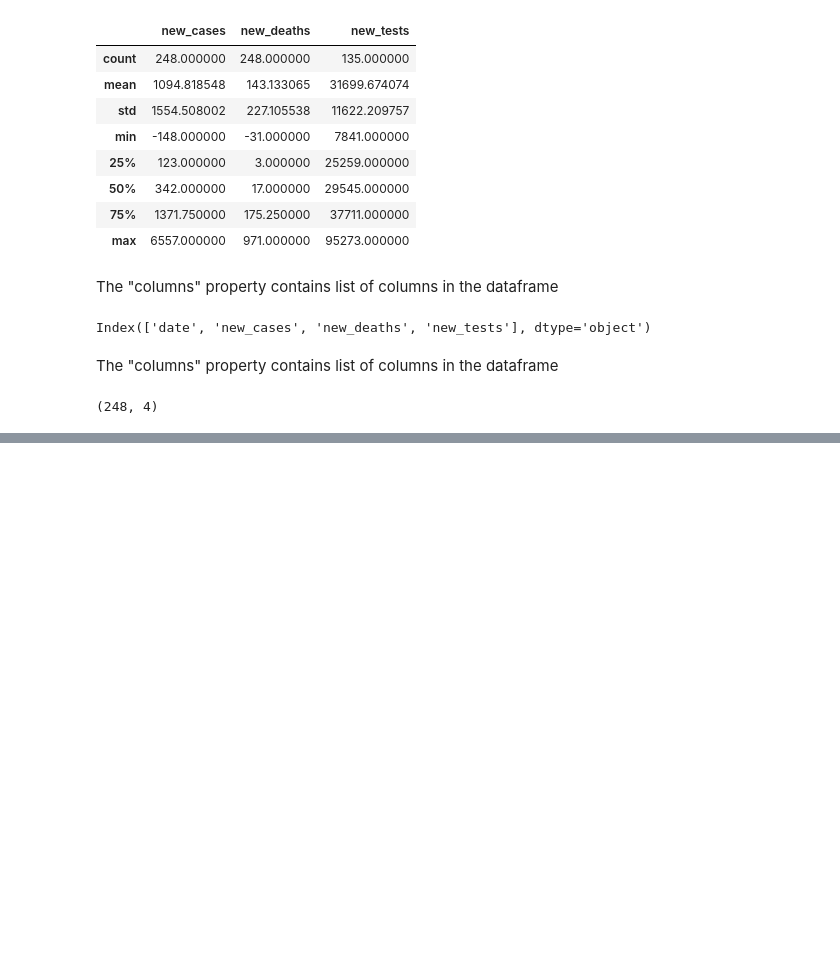
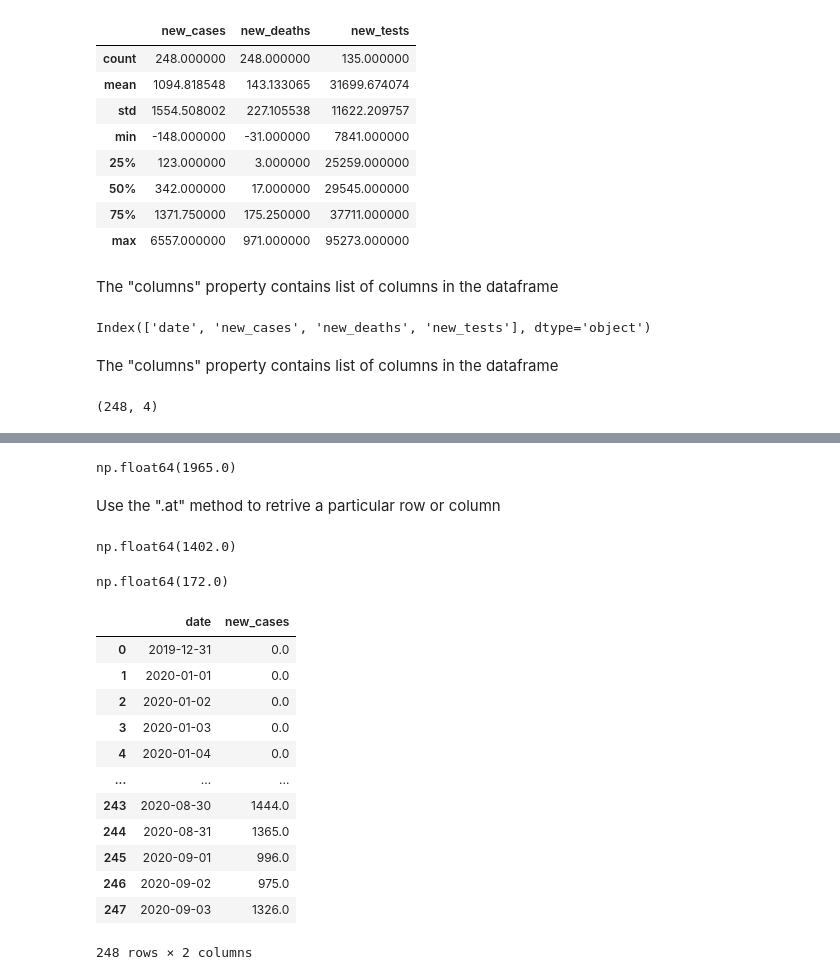
Before and after one commit to OjPreshuz/Pandas-Data-Analysis-Fundamentals, a Jupyter notebook: learning_pandas.ipynb, the cells around one changed output, grey strips where cells are left out. Saved outputs shown, nothing was run; the diff lists cells and outputs as text; code cells hidden in the pictures; blank space fills up the shorter version.

```diff
--- a/learning_pandas.ipynb
+++ b/learning_pandas.ipynb
@@ -78,0 +104,32 @@ covid_df.shape
+# %%
+covid_df['new_cases'][123]
+# %% [output]
+np.float64(1965.0)
+# %% [markdown]
+Use the ".at" method to retrive a particular row or column
+# %%
+covid_df.at[134, 'new_cases']
+# %% [output]
+np.float64(1402.0)
+# %%
+covid_df.at[134, 'new_deaths']
+# %% [output]
+np.float64(172.0)
+# %%
+cases_df = covid_df[['date', 'new_cases']]
+# %%
+cases_df
+# %% [output]
+|  | date | new_cases |
+| 0 | 2019-12-31 | 0.0 |
+| 1 | 2020-01-01 | 0.0 |
+| 2 | 2020-01-02 | 0.0 |
+| 3 | 2020-01-03 | 0.0 |
+| 4 | 2020-01-04 | 0.0 |
+| ... | ... | ... |
+| 243 | 2020-08-30 | 1444.0 |
+| 244 | 2020-08-31 | 1365.0 |
+| 245 | 2020-09-01 | 996.0 |
+| 246 | 2020-09-02 | 975.0 |
+| 247 | 2020-09-03 | 1326.0 |
+248 rows × 2 columns
```
Also changed, not shown: parts of 12 cells of this notebook.
